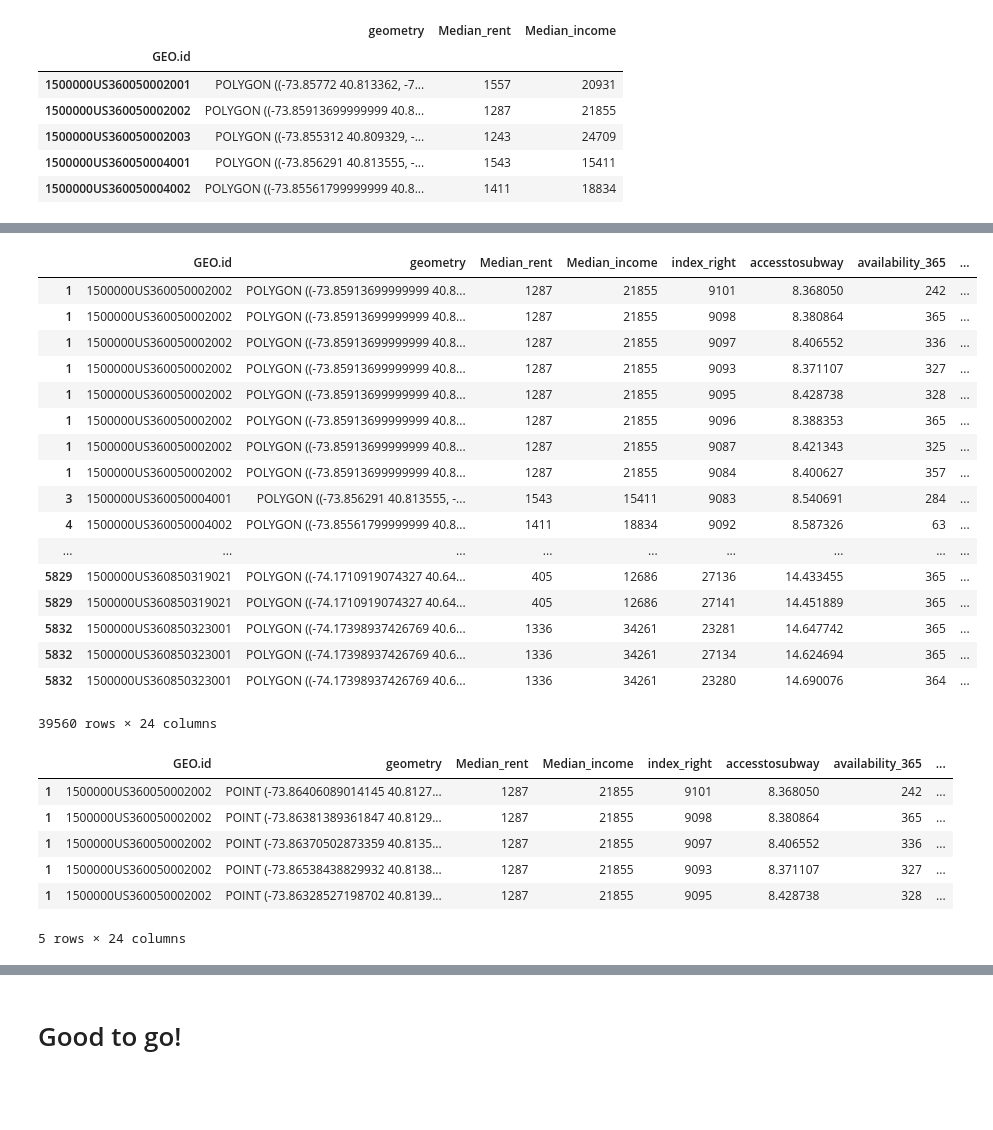
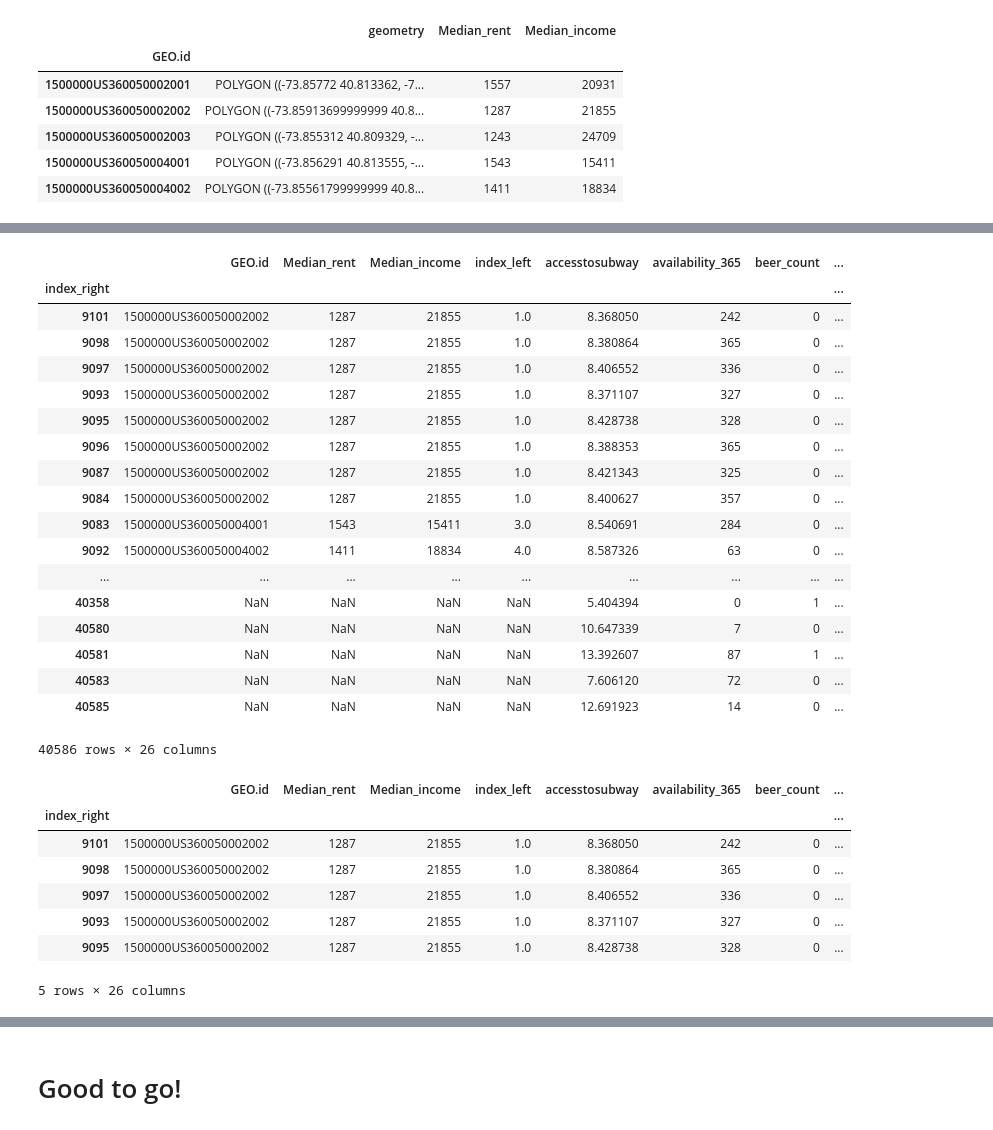
Before and after one commit to fernandomelchor/Airbnb_Project, a Jupyter notebook: data_wrangling_Rent-Income.ipynb, the cells around one changed output, grey strips where cells are left out. Saved outputs shown, nothing was run; the diff lists cells and outputs as text; code cells hidden in the pictures; blank space fills up the shorter version.

```diff
--- a/data_wrangling_Rent-Income.ipynb
+++ b/data_wrangling_Rent-Income.ipynb
@@ -237,38 +245,40 @@ gdf['location'] = gdf.geometry
 # %%
 df_rein.reset_index(inplace=True)
 # %%
-ddf = gpd.sjoin(df_rein,gdf, how='inner')
+ddf = gpd.sjoin(df_rein,gdf, how='right')
 ddf
 # %% [output]
-|  | GEO.id | geometry | Median_rent | Median_income | index_right | accesstosubway | availability_365 | ... |
-| 1 | 1500000US360050002002 | POLYGON ((-73.85913699999999 40.8... | 1287 | 21855 | 9101 | 8.368050 | 242 | ... |
-| 1 | 1500000US360050002002 | POLYGON ((-73.85913699999999 40.8... | 1287 | 21855 | 9098 | 8.380864 | 365 | ... |
-| 1 | 1500000US360050002002 | POLYGON ((-73.85913699999999 40.8... | 1287 | 21855 | 9097 | 8.406552 | 336 | ... |
-| 1 | 1500000US360050002002 | POLYGON ((-73.85913699999999 40.8... | 1287 | 21855 | 9093 | 8.371107 | 327 | ... |
-| 1 | 1500000US360050002002 | POLYGON ((-73.85913699999999 40.8... | 1287 | 21855 | 9095 | 8.428738 | 328 | ... |
-| 1 | 1500000US360050002002 | POLYGON ((-73.85913699999999 40.8... | 1287 | 21855 | 9096 | 8.388353 | 365 | ... |
-| 1 | 1500000US360050002002 | POLYGON ((-73.85913699999999 40.8... | 1287 | 21855 | 9087 | 8.421343 | 325 | ... |
-| 1 | 1500000US360050002002 | POLYGON ((-73.85913699999999 40.8... | 1287 | 21855 | 9084 | 8.400627 | 357 | ... |
-| 3 | 1500000US360050004001 | POLYGON ((-73.856291 40.813555, -... | 1543 | 15411 | 9083 | 8.540691 | 284 | ... |
-| 4 | 1500000US360050004002 | POLYGON ((-73.85561799999999 40.8... | 1411 | 18834 | 9092 | 8.587326 | 63 | ... |
+|  | GEO.id | Median_rent | Median_income | index_left | accesstosubway | availability_365 | beer_count | ... |
+| index_right |  |  |  |  |  |  |  | ... |
+| 9101 | 1500000US360050002002 | 1287 | 21855 | 1.0 | 8.368050 | 242 | 0 | ... |
+| 9098 | 1500000US360050002002 | 1287 | 21855 | 1.0 | 8.380864 | 365 | 0 | ... |
+| 9097 | 1500000US360050002002 | 1287 | 21855 | 1.0 | 8.406552 | 336 | 0 | ... |
+| 9093 | 1500000US360050002002 | 1287 | 21855 | 1.0 | 8.371107 | 327 | 0 | ... |
+| 9095 | 1500000US360050002002 | 1287 | 21855 | 1.0 | 8.428738 | 328 | 0 | ... |
+| 9096 | 1500000US360050002002 | 1287 | 21855 | 1.0 | 8.388353 | 365 | 0 | ... |
+| 9087 | 1500000US360050002002 | 1287 | 21855 | 1.0 | 8.421343 | 325 | 0 | ... |
+| 9084 | 1500000US360050002002 | 1287 | 21855 | 1.0 | 8.400627 | 357 | 0 | ... |
+| 9083 | 1500000US360050004001 | 1543 | 15411 | 3.0 | 8.540691 | 284 | 0 | ... |
+| 9092 | 1500000US360050004002 | 1411 | 18834 | 4.0 | 8.587326 | 63 | 0 | ... |
 | ... | ... | ... | ... | ... | ... | ... | ... | ... |
-| 5829 | 1500000US360850319021 | POLYGON ((-74.1710919074327 40.64... | 405 | 12686 | 27136 | 14.433455 | 365 | ... |
-| 5829 | 1500000US360850319021 | POLYGON ((-74.1710919074327 40.64... | 405 | 12686 | 27141 | 14.451889 | 365 | ... |
-| 5832 | 1500000US360850323001 | POLYGON ((-74.17398937426769 40.6... | 1336 | 34261 | 23281 | 14.647742 | 365 | ... |
-| 5832 | 1500000US360850323001 | POLYGON ((-74.17398937426769 40.6... | 1336 | 34261 | 27134 | 14.624694 | 365 | ... |
-| 5832 | 1500000US360850323001 | POLYGON ((-74.17398937426769 40.6... | 1336 | 34261 | 23280 | 14.690076 | 364 | ... |
+| 40358 | NaN | NaN | NaN | NaN | 5.404394 | 0 | 1 | ... |
+| 40580 | NaN | NaN | NaN | NaN | 10.647339 | 7 | 0 | ... |
+| 40581 | NaN | NaN | NaN | NaN | 13.392607 | 87 | 1 | ... |
+| 40583 | NaN | NaN | NaN | NaN | 7.606120 | 72 | 0 | ... |
+| 40585 | NaN | NaN | NaN | NaN | 12.691923 | 14 | 0 | ... |
-39560 rows × 24 columns
+40586 rows × 26 columns
 # %%
 ddf.geometry = ddf.location
 ddf.head()
 # %% [output]
-|  | GEO.id | geometry | Median_rent | Median_income | index_right | accesstosubway | availability_365 | ... |
-| 1 | 1500000US360050002002 | POINT (-73.86406089014145 40.8127... | 1287 | 21855 | 9101 | 8.368050 | 242 | ... |
-| 1 | 1500000US360050002002 | POINT (-73.86381389361847 40.8129... | 1287 | 21855 | 9098 | 8.380864 | 365 | ... |
-| 1 | 1500000US360050002002 | POINT (-73.86370502873359 40.8135... | 1287 | 21855 | 9097 | 8.406552 | 336 | ... |
-| 1 | 1500000US360050002002 | POINT (-73.86538438829932 40.8138... | 1287 | 21855 | 9093 | 8.371107 | 327 | ... |
-| 1 | 1500000US360050002002 | POINT (-73.86328527198702 40.8139... | 1287 | 21855 | 9095 | 8.428738 | 328 | ... |
+|  | GEO.id | Median_rent | Median_income | index_left | accesstosubway | availability_365 | beer_count | ... |
+| index_right |  |  |  |  |  |  |  | ... |
+| 9101 | 1500000US360050002002 | 1287 | 21855 | 1.0 | 8.368050 | 242 | 0 | ... |
+| 9098 | 1500000US360050002002 | 1287 | 21855 | 1.0 | 8.380864 | 365 | 0 | ... |
+| 9097 | 1500000US360050002002 | 1287 | 21855 | 1.0 | 8.406552 | 336 | 0 | ... |
+| 9093 | 1500000US360050002002 | 1287 | 21855 | 1.0 | 8.371107 | 327 | 0 | ... |
+| 9095 | 1500000US360050002002 | 1287 | 21855 | 1.0 | 8.428738 | 328 | 0 | ... |
-5 rows × 24 columns
+5 rows × 26 columns
 # %%
 ddf.drop(['location', 'GEO.id'], axis=1, inplace=True)
 # %%
```
Also changed, not shown: parts of 9 cells of this notebook, 1 other file.
